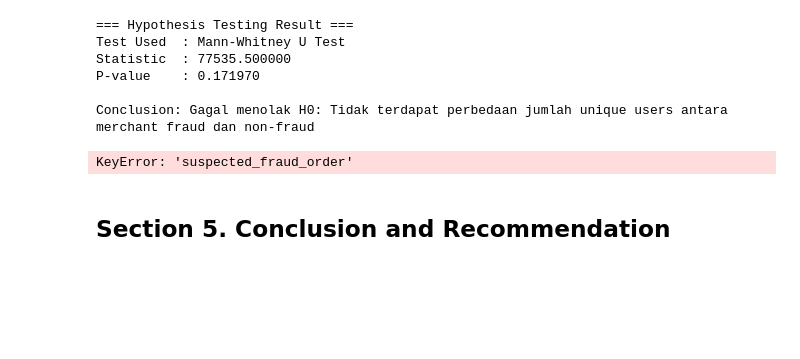
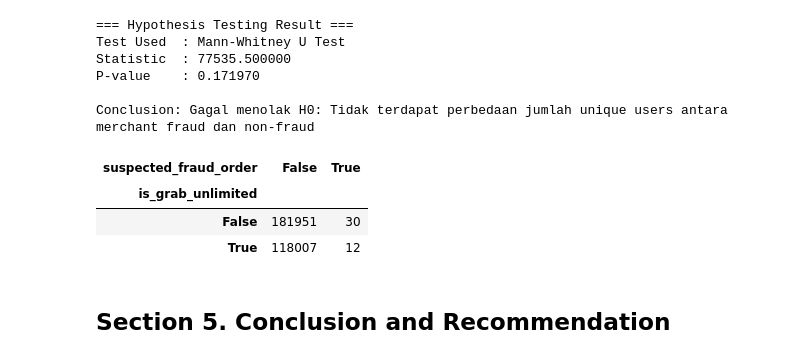
Before and after one commit to ziancarlos/Data_Analytics_Grab, a Jupyter notebook: notebooks/data-exploration.ipynb, the cells around one changed output. Drawn from its saved outputs; the diff is of its cells as text; code cells hidden in the pictures; blank space fills up the shorter version.

```diff
--- a/notebooks/data-exploration.ipynb
+++ b/notebooks/data-exploration.ipynb
@@ -1746,12 +1699,21 @@ df = df_food_orders_cleaned.merge(
     on="user_id",
     how="left"
 )
+
+# Tandai order yang termasuk dalam kelompok fraud terkonfirmasi (22 merchant super high-risk)
+df["suspected_fraud_order"] = df["order_id"].isin(df_fraud_users_detail["order_id"])
+
 table = pd.crosstab(
     df["is_grab_unlimited"],
     df["suspected_fraud_order"]
 )
-# %% [output]
-KeyError: 'suspected_fraud_order'
+# %%
+table
+# %% [output]
+| suspected_fraud_order | False | True |
+| is_grab_unlimited |  |  |
+| False | 181951 | 30 |
+| True | 118007 | 12 |
 # %% [markdown]
 ## **Section 5. Conclusion and Recommendation**
 # %% [markdown]
```
Also changed, not shown: parts of 13 cells of this notebook.
